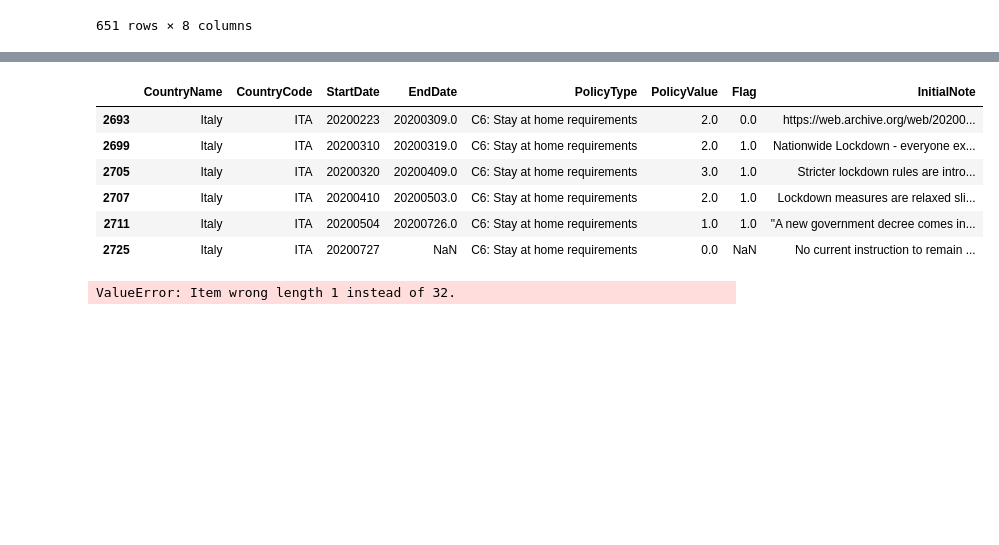
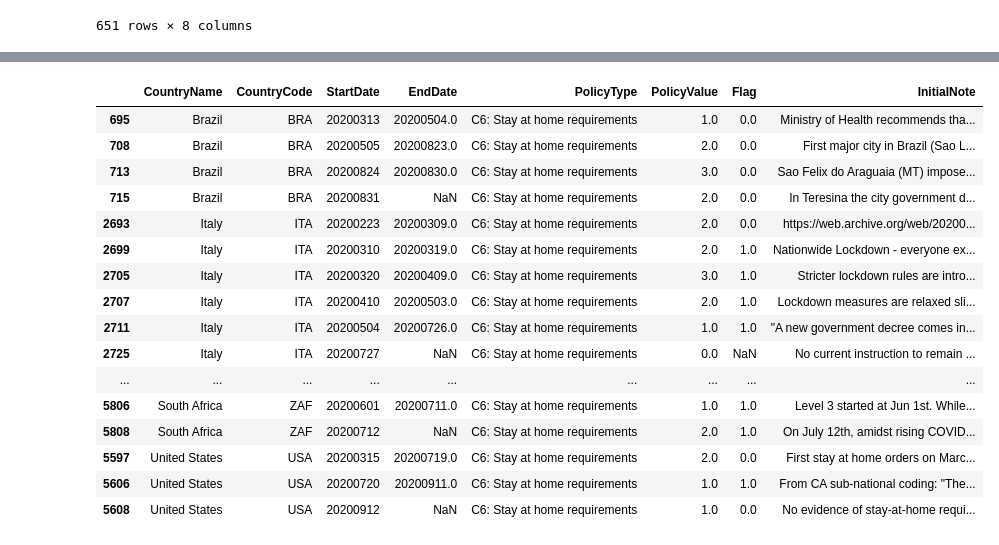
Before and after one commit to ksaslow/sad-song, a Jupyter notebook: ox_covid_test.ipynb, the cells around one changed output, grey strips where cells are left out. Drawn from its saved outputs; the diff is of its cells as text; code cells hidden in the pictures; blank space fills up the shorter version.

```diff
--- a/ox_covid_test.ipynb
+++ b/ox_covid_test.ipynb
@@ -112,18 +94,44 @@ data[data['CountryName'] == 'United Kingdom']
 # %%
 italy = data[data['CountryName'] == 'Italy']
-italy[italy['PolicyType'] == 'C6: Stay at home requirements']
+sub_italy = italy[italy['PolicyType'] == 'C6: Stay at home requirements']
-# %% [output]
-|  | CountryName | CountryCode | StartDate | EndDate | PolicyType | PolicyValue | Flag | InitialNote |
-| 2693 | Italy | ITA | 20200223 | 20200309.0 | C6: Stay at home requirements | 2.0 | 0.0 | https://web.archive.org/web/20200... |
-| 2699 | Italy | ITA | 20200310 | 20200319.0 | C6: Stay at home requirements | 2.0 | 1.0 | Nationwide Lockdown - everyone ex... |
-| 2705 | Italy | ITA | 20200320 | 20200409.0 | C6: Stay at home requirements | 3.0 | 1.0 | Stricter lockdown rules are intro... |
-| 2707 | Italy | ITA | 20200410 | 20200503.0 | C6: Stay at home requirements | 2.0 | 1.0 | Lockdown measures are relaxed sli... |
-| 2711 | Italy | ITA | 20200504 | 20200726.0 | C6: Stay at home requirements | 1.0 | 1.0 | "A new government decree comes in... |
-| 2725 | Italy | ITA | 20200727 | NaN | C6: Stay at home requirements | 0.0 | NaN | No current instruction to remain ... |
 # %%
 south_africa = data[data['CountryName'] == 'South Africa']
-south_africa
+south_africa['PolicyType']
 
-south_africa[[south_africa['PolicyType'] == 'C6: Stay at home requirements']]
+sub_south_africa = south_africa[south_africa['PolicyType']== 'C6: Stay at home requirements']
-# %% [output]
-ValueError: Item wrong length 1 instead of 32.
+# %%
+united_states = data[data['CountryName'] == 'United States']
+sub_united_states = united_states[united_states['PolicyType'] == 'C6: Stay at home requirements']
+# %%
+brazil = data[data['CountryName'] == 'Brazil']
+sub_brazil = brazil[brazil['PolicyType'] == 'C6: Stay at home requirements']
+# %%
+singapore = data[data['CountryName'] == 'Singapore']
+sub_singapore = singapore[singapore['PolicyType'] == 'C6: Stay at home requirements']
+# %%
+# create one subset to meet all criteria
+
+countries = ['Brazil', 'Italy', 'Singapore', 'South Africa', 'United States']
+
+df_sub = [data[data['CountryName'] == (i for i in countries)]]
+
+vertical_stack = pd.concat([sub_brazil, sub_italy, sub_singapore, sub_south_africa, sub_united_states], axis=0)
+vertical_stack
+# %% [output]
+|  | CountryName | CountryCode | StartDate | EndDate | PolicyType | PolicyValue | Flag | InitialNote |
+| 695 | Brazil | BRA | 20200313 | 20200504.0 | C6: Stay at home requirements | 1.0 | 0.0 | Ministry of Health recommends tha... |
+| 708 | Brazil | BRA | 20200505 | 20200823.0 | C6: Stay at home requirements | 2.0 | 0.0 | First major city in Brazil (Sao L... |
+| 713 | Brazil | BRA | 20200824 | 20200830.0 | C6: Stay at home requirements | 3.0 | 0.0 | Sao Felix do Araguaia (MT) impose... |
+| 715 | Brazil | BRA | 20200831 | NaN | C6: Stay at home requirements | 2.0 | 0.0 | In Teresina the city government d... |
+| 2693 | Italy | ITA | 20200223 | 20200309.0 | C6: Stay at home requirements | 2.0 | 0.0 | https://web.archive.org/web/20200... |
+| 2699 | Italy | ITA | 20200310 | 20200319.0 | C6: Stay at home requirements | 2.0 | 1.0 | Nationwide Lockdown - everyone ex... |
+| 2705 | Italy | ITA | 20200320 | 20200409.0 | C6: Stay at home requirements | 3.0 | 1.0 | Stricter lockdown rules are intro... |
+| 2707 | Italy | ITA | 20200410 | 20200503.0 | C6: Stay at home requirements | 2.0 | 1.0 | Lockdown measures are relaxed sli... |
+| 2711 | Italy | ITA | 20200504 | 20200726.0 | C6: Stay at home requirements | 1.0 | 1.0 | "A new government decree comes in... |
+| 2725 | Italy | ITA | 20200727 | NaN | C6: Stay at home requirements | 0.0 | NaN | No current instruction to remain ... |
+| ... | ... | ... | ... | ... | ... | ... | ... | ... |
+| 5806 | South Africa | ZAF | 20200601 | 20200711.0 | C6: Stay at home requirements | 1.0 | 1.0 | Level 3 started at Jun 1st. While... |
+| 5808 | South Africa | ZAF | 20200712 | NaN | C6: Stay at home requirements | 2.0 | 1.0 | On July 12th, amidst rising COVID... |
+| 5597 | United States | USA | 20200315 | 20200719.0 | C6: Stay at home requirements | 2.0 | 0.0 | First stay at home orders on Marc... |
+| 5606 | United States | USA | 20200720 | 20200911.0 | C6: Stay at home requirements | 1.0 | 1.0 | From CA sub-national coding: "The... |
+| 5608 | United States | USA | 20200912 | NaN | C6: Stay at home requirements | 1.0 | 0.0 | No evidence of stay-at-home requi... |
```
Also changed, not shown: parts of 1 cell of this notebook, 33 other files.
